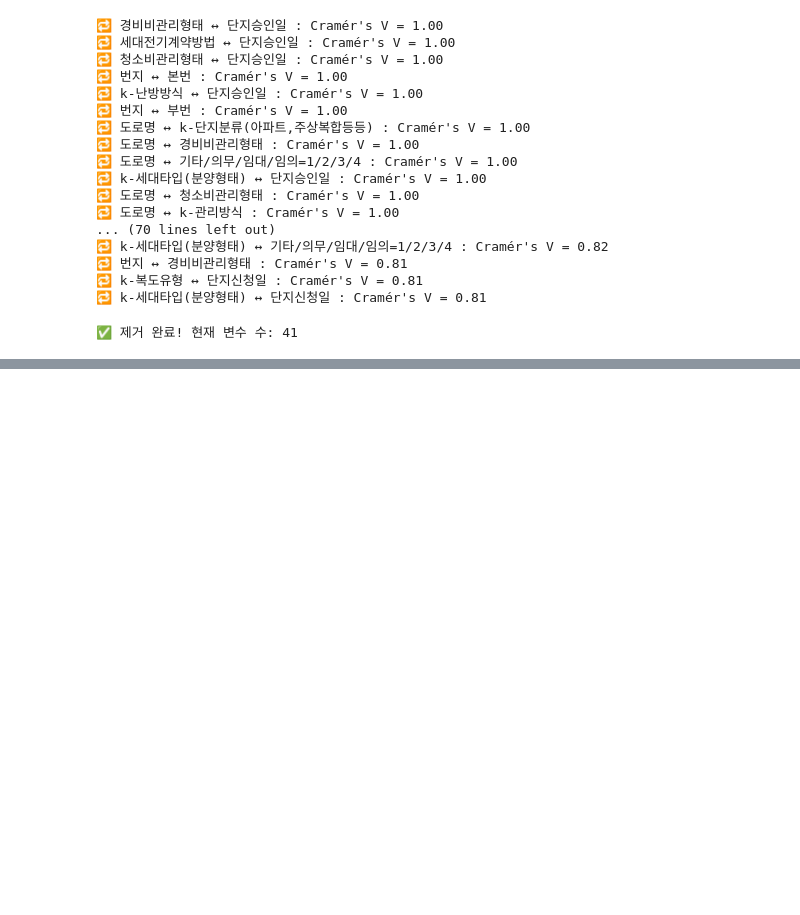
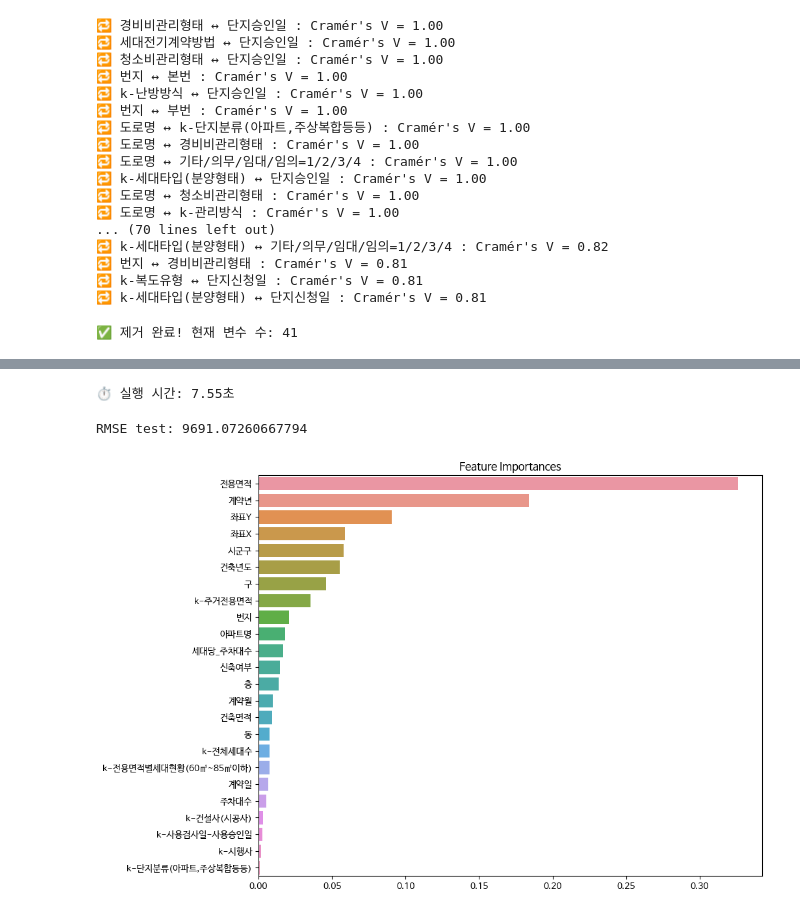
Before and after one commit to riicoseo/upstageailab-ml-competition-ml-2, a Jupyter notebook: 2.Notebook/ke_com2.ipynb, the cells around one changed output, grey strips where cells are left out. Cells and saved outputs as stored; diff of their text form; code cells hidden in the pictures; blank space fills up the shorter version.

```diff
--- a/2.Notebook/ke_com2.ipynb
+++ b/2.Notebook/ke_com2.ipynb
@@ -777,0 +1028,2 @@ NameError: name 'concat_filtered' is not defined
+# %%
+concat_select['세대당_주차대수'] = concat_select['주차대수'] / (concat_select['k-전체세대수'] + 1)
@@ -777,0 +1106,9 @@ NameError: name 'concat_filtered' is not defined
+# %%
+# 이제 다시 train과 test dataset을 분할해줍니다. 위에서 제작해 놓았던 is_test 칼럼을 이용합니다.
+dt_train = concat_select.query('data==0')
+dt_test = concat_select.query('data==1')
+
+# 이제 is_test 칼럼은 drop해줍니다.
+dt_train.drop(['data'], axis = 1, inplace=True)
+dt_test.drop(['data'], axis = 1, inplace=True)
+print(dt_train.shape, dt_test.shape)
@@ -777,0 +1158,42 @@ NameError: name 'concat_filtered' is not defined
+# %%
+# Target과 독립변수들을 분리해줍니다.
+y_train = dt_train['target']
+X_train = dt_train.drop(['target'], axis=1)
+
+# Hold out split을 사용해 학습 데이터와 검증 데이터를 8:2 비율로 나누겠습니다.
+X_train, X_val, y_train, y_val = train_test_split(X_train, y_train, test_size=0.2, random_state=2023)
+# %%
+# RandomForestRegressor를 이용해 회귀 모델을 적합시키겠습니다.
+# 주피터나 코랩 환경에서는 실행 됨
+#%%time
+# model = RandomForestRegressor(n_estimators=5, criterion='squared_error', random_state=1, n_jobs=-1)
+# model.fit(X_train, y_train)
+# pred = model.predict(X_val)
+
+import time
+
+start = time.time()
+
+model = RandomForestRegressor(n_estimators=5, criterion='squared_error', random_state=1, n_jobs=-1)
+model.fit(X_train, y_train)
+pred = model.predict(X_val)
+
+end = time.time()
+print(f"⏱ 실행 시간: {end - start:.2f}초")
+# %% [output]
+⏱ 실행 시간: 7.55초
+# %%
+print(f'RMSE test: {np.sqrt(metrics.mean_squared_error(y_val, pred))}')
+# %% [output]
+RMSE test: 9691.07260667794
+# %%
+# 위 feature importance를 시각화해봅니다.
+importances = pd.Series(model.feature_importances_, index=list(X_train.columns))
+importances = importances.sort_values(ascending=False)
+
+plt.figure(figsize=(10,8))
+plt.title("Feature Importances")
+sns.barplot(x=importances, y=importances.index)
+plt.show()
+# %% [output]
+[figure, added]
```
Also changed, not shown: parts of 51 cells of this notebook.
